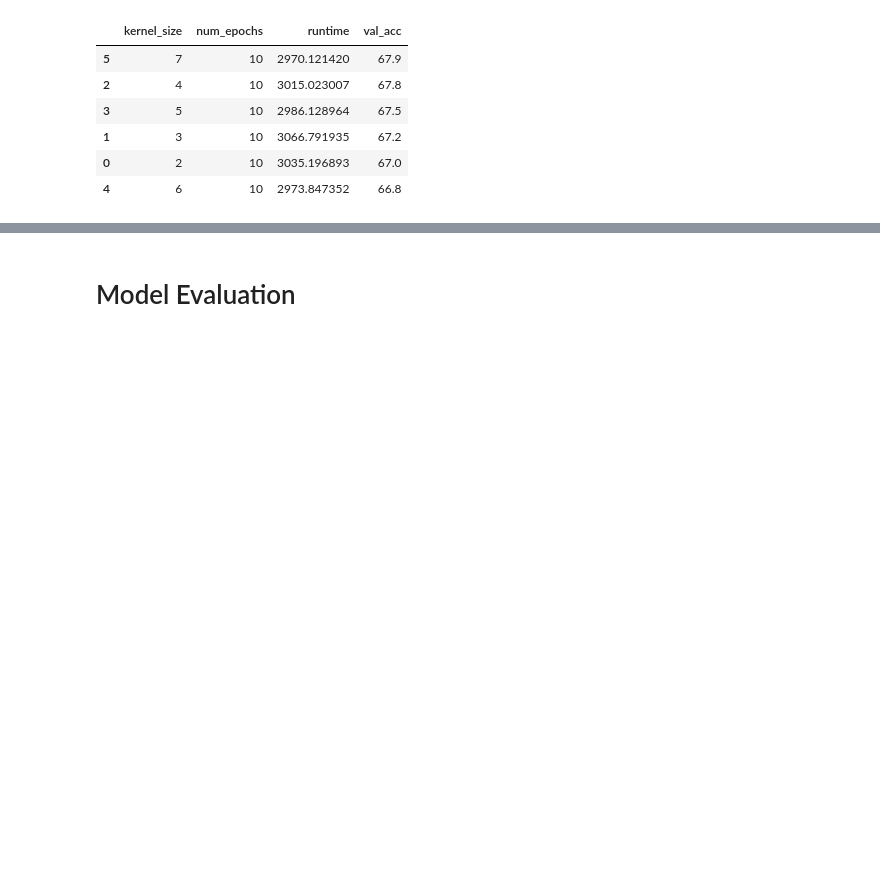
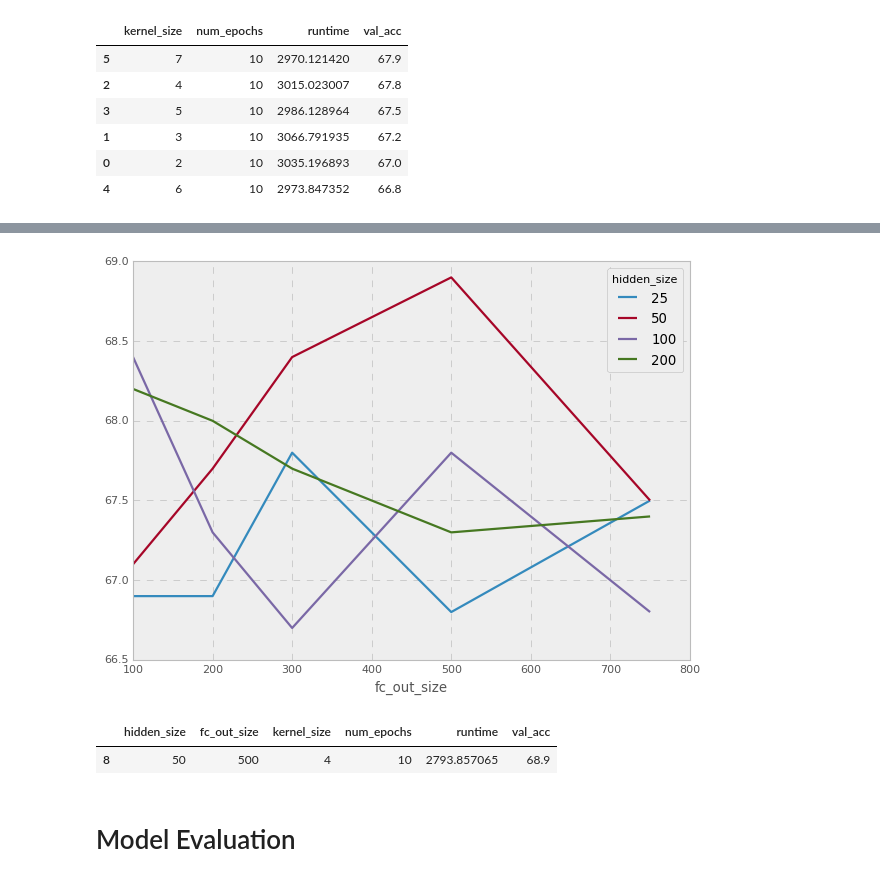
Before and after one commit to nyjgary/nlp-snli, a Jupyter notebook: nlp-snli.ipynb, the cells around one changed output, grey strips where cells are left out. Saved outputs shown, nothing was run; the diff lists cells and outputs as text; code cells hidden in the pictures; blank space fills up the shorter version.

```diff
--- a/nlp-snli.ipynb
+++ b/nlp-snli.ipynb
@@ -775,3 +905,15 @@ cnn_hidden_fc_out_size_exps[['hidden_size', 'fc_out_size', 'num_epochs', 'runtim
+# %%
+# plot summary results
+pd.pivot_table(cnn_hidden_fc_out_size_exps, values='val_acc', index='fc_out_size', columns='hidden_size').plot();
+# %% [output]
+[figure, added]
+# %%
+# best model
+cnn_hidden_fc_out_size_exps[['hidden_size', 'fc_out_size', 'kernel_size','num_epochs', 'runtime', 'val_acc']].sort_values(
+    ['val_acc'], ascending=False).head(1)
+# %% [output]
+|  | hidden_size | fc_out_size | kernel_size | num_epochs | runtime | val_acc |
+| 8 | 50 | 500 | 4 | 10 | 2793.857065 | 68.9 |
 # %% [markdown]
 # Model Evaluation
 # %% [markdown]
```
Also changed, not shown: parts of 15 cells of this notebook.
